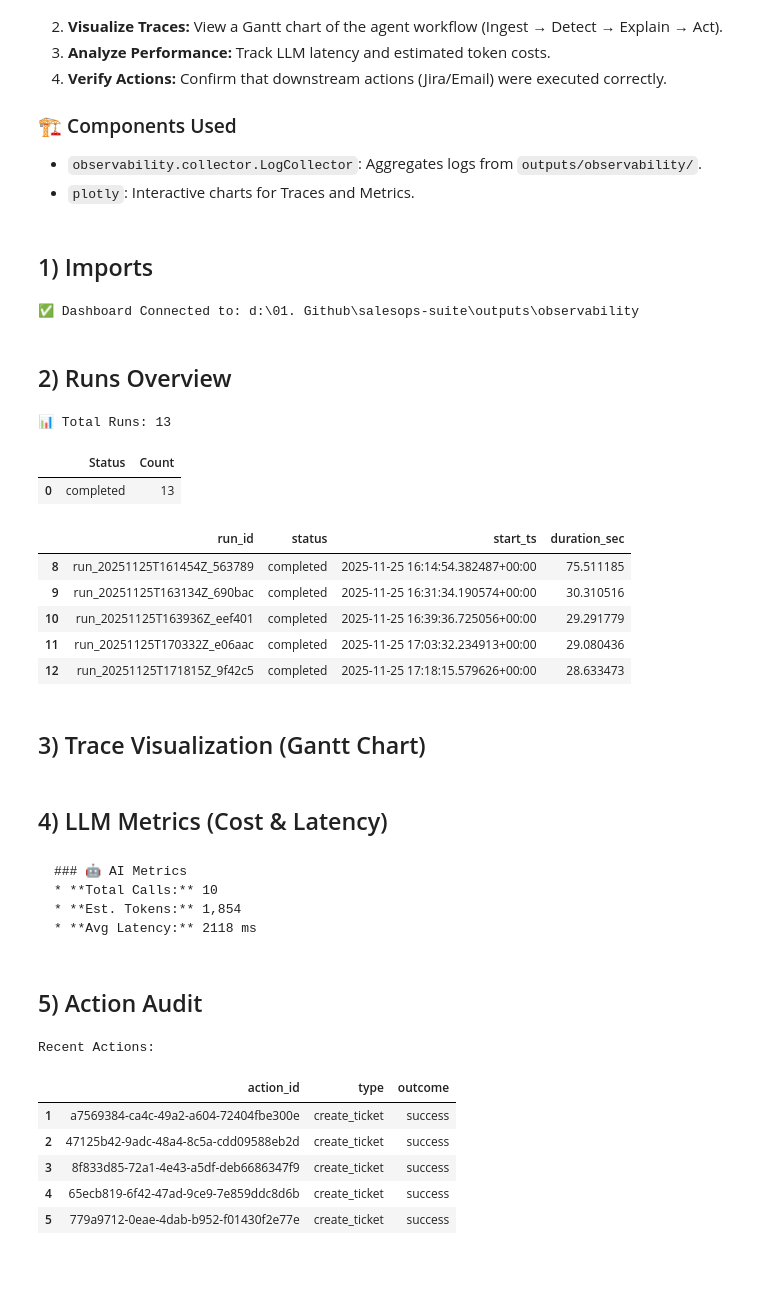
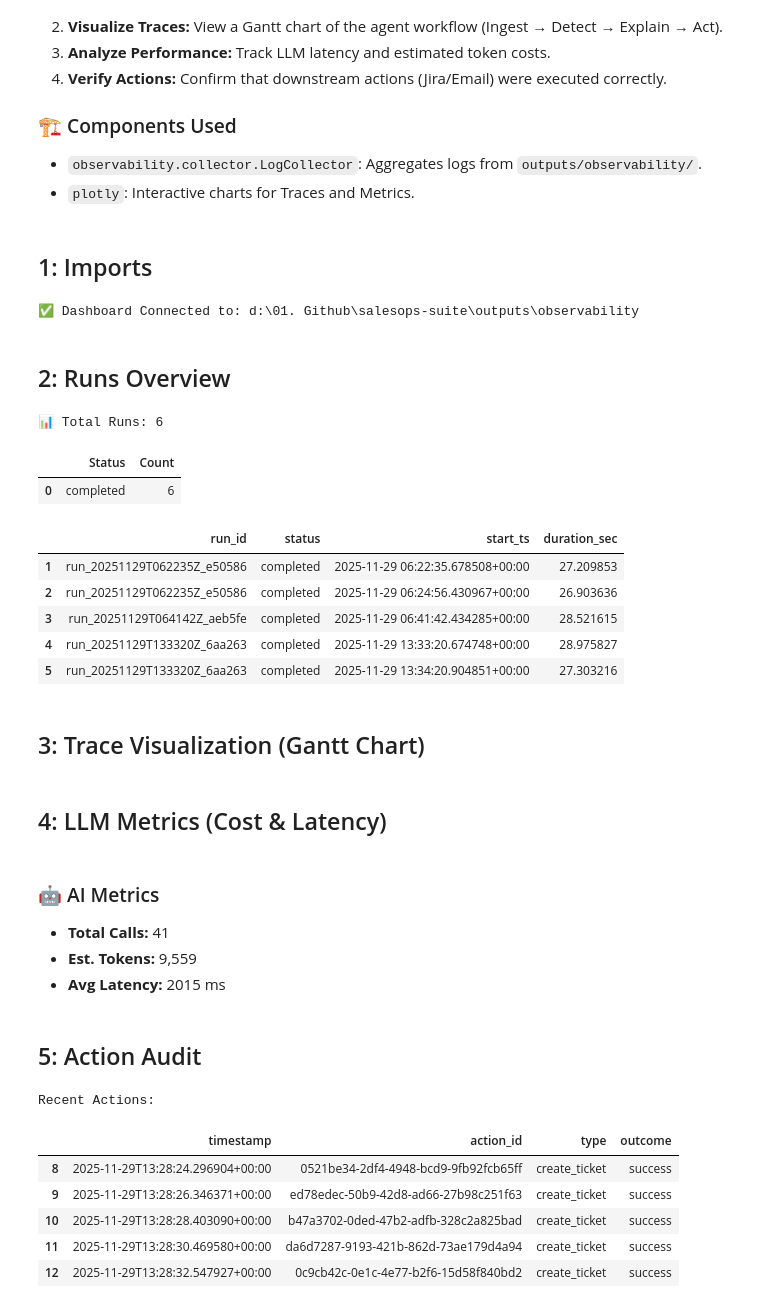
Before and after one commit to Yash-Kakadiya/salesops-suite, a Jupyter notebook: notebooks/10_observability_dashboard.ipynb, the cells around one changed output. Saved outputs shown, nothing was run; the diff lists cells and outputs as text; code cells hidden in the pictures; blank space fills up the shorter version.

```diff
--- a/notebooks/10_observability_dashboard.ipynb
+++ b/notebooks/10_observability_dashboard.ipynb
@@ -15,7 +15,7 @@ To win the Capstone, we must prove that our agent is **Deterministic, Measurable
 * `observability.collector.LogCollector`: Aggregates logs from `outputs/observability/`.
 * `plotly`: Interactive charts for Traces and Metrics.
 # %% [markdown]
-## 1) Imports
+## 1: Imports
 # %%
 import sys
 import os
@@ -25,19 +25,23 @@ import plotly.express as px
 from IPython.display import display, Markdown
 
 # Add project root to path
-sys.path.append(os.path.abspath(os.path.join(os.path.dirname("__file__"), "..")))
+project_root = os.path.abspath(os.path.join(os.path.dirname("__file__"), ".."))
+if project_root not in sys.path:
+    sys.path.append(project_root)
+
+os.environ["OBSERVABILITY_DIR"] = os.path.join(project_root, "outputs", "observability")
 
 from observability.collector import LogCollector
 
 # Initialize Collector
-OBS_DIR = "../outputs/observability"
+OBS_DIR = os.environ["OBSERVABILITY_DIR"]
 collector = LogCollector(OBS_DIR)
 
 print(f"✅ Dashboard Connected to: {os.path.abspath(OBS_DIR)}")
 # %% [output]
 ✅ Dashboard Connected to: d:\01. Github\salesops-suite\outputs\observability
 # %% [markdown]
-## 2) Runs Overview
+## 2: Runs Overview
 # %%
 df_runs = collector.get_runs()
 
@@ -54,17 +58,17 @@ if not df_runs.empty:
 else:
     print("❌ No runs found. Please execute 'python main.py' first.")
 # %% [output]
-📊 Total Runs: 13
+📊 Total Runs: 6
 |  | Status | Count |
-| 0 | completed | 13 |
+| 0 | completed | 6 |
 |  | run_id | status | start_ts | duration_sec |
-| 8 | run_20251125T161454Z_563789 | completed | 2025-11-25 16:14:54.382487+00:00 | 75.511185 |
-| 9 | run_20251125T163134Z_690bac | completed | 2025-11-25 16:31:34.190574+00:00 | 30.310516 |
-| 10 | run_20251125T163936Z_eef401 | completed | 2025-11-25 16:39:36.725056+00:00 | 29.291779 |
-| 11 | run_20251125T170332Z_e06aac | completed | 2025-11-25 17:03:32.234913+00:00 | 29.080436 |
-| 12 | run_20251125T171815Z_9f42c5 | completed | 2025-11-25 17:18:15.579626+00:00 | 28.633473 |
+| 1 | run_20251129T062235Z_e50586 | completed | 2025-11-29 06:22:35.678508+00:00 | 27.209853 |
+| 2 | run_20251129T062235Z_e50586 | completed | 2025-11-29 06:24:56.430967+00:00 | 26.903636 |
+| 3 | run_20251129T064142Z_aeb5fe | completed | 2025-11-29 06:41:42.434285+00:00 | 28.521615 |
+| 4 | run_20251129T133320Z_6aa263 | completed | 2025-11-29 13:33:20.674748+00:00 | 28.975827 |
+| 5 | run_20251129T133320Z_6aa263 | completed | 2025-11-29 13:34:20.904851+00:00 | 27.303216 |
 # %% [markdown]
-## 3) Trace Visualization (Gantt Chart)
+## 3: Trace Visualization (Gantt Chart)
 # %%
 df_spans = collector.get_traces()
 
@@ -94,7 +103,7 @@ if not df_spans.empty and not df_runs.empty:
 else:
     print("❌ No trace data available.")
 # %% [markdown]
-## 4) LLM Metrics (Cost & Latency)
+## 4: LLM Metrics (Cost & Latency)
 # %%
 df_llm = collector.get_llm_calls()
 
@@ -116,57 +125,61 @@ if not df_llm.empty:
     avg_latency = df_llm["latency_ms"].mean()
 
     md = f"""
-    ### 🤖 AI Metrics
-    * **Total Calls:** {total_calls}
-    * **Est. Tokens:** {total_tokens:,.0f}
-    * **Avg Latency:** {avg_latency:.0f} ms
+### 🤖 AI Metrics
+* **Total Calls:** {total_calls}
+* **Est. Tokens:** {total_tokens:,.0f}
+* **Avg Latency:** {avg_latency:.0f} ms
     """
     display(Markdown(md))
 else:
     print("❌ No LLM calls recorded.")
 # %% [output]
 
-    ### 🤖 AI Metrics
-    * **Total Calls:** 10
-    * **Est. Tokens:** 1,854
-    * **Avg Latency:** 2118 ms
+### 🤖 AI Metrics
+* **Total Calls:** 41
+* **Est. Tokens:** 9,559
+* **Avg Latency:** 2015 ms
 # %% [markdown]
-## 5) Action Audit
+## 5: Action Audit
 # %%
 df_actions = collector.get_actions()
 
 if not df_actions.empty:
     # Parse nested result status if needed
-    if 'result' in df_actions.columns:
+    if "result" in df_actions.columns:
         # Safe extraction
-        df_actions['status_code'] = df_actions['result'].apply(lambda x: x.get('http_code') if isinstance(x, dict) else None)
-        df_actions['outcome'] = df_actions['result'].apply(lambda x: x.get('status') if isinstance(x, dict) else None)
+        df_actions["status_code"] = df_actions["result"].apply(
+            lambda x: x.get("http_code") if isinstance(x, dict) else None
+        )
+        df_actions["outcome"] = df_actions["result"].apply(
+            lambda x: x.get("status") if isinstance(x, dict) else None
+        )
 
     fig_bar = px.bar(
         df_actions,
         x="type",
         color="outcome",
         title="Actions Executed by Type",
-        barmode="group"
+        barmode="group",
     )
     fig_bar.show()
 
     print("Recent Actions:")
 
     # Handle missing timestamp column gracefully (Legacy logs compatibility)
     cols_to_show = ["action_id", "type", "outcome"]
     if "timestamp" in df_actions.columns:
         cols_to_show.insert(0, "timestamp")
 
     display(df_actions[cols_to_show].tail())
 else:
     print("❌ No actions recorded.")
 # %% [output]
 Recent Actions:
-|  | action_id | type | outcome |
-| 1 | a7569384-ca4c-49a2-a604-72404fbe300e | create_ticket | success |
-| 2 | 47125b42-9adc-48a4-8c5a-cdd09588eb2d | create_ticket | success |
-| 3 | 8f833d85-72a1-4e43-a5df-deb6686347f9 | create_ticket | success |
-| 4 | 65ecb819-6f42-47ad-9ce9-7e859ddc8d6b | create_ticket | success |
-| 5 | 779a9712-0eae-4dab-b952-f01430f2e77e | create_ticket | success |
+|  | timestamp | action_id | type | outcome |
+| 8 | 2025-11-29T13:28:24.296904+00:00 | 0521be34-2df4-4948-bcd9-9fb92fcb65ff | create_ticket | success |
+| 9 | 2025-11-29T13:28:26.346371+00:00 | ed78edec-50b9-42d8-ad66-27b98c251f63 | create_ticket | success |
+| 10 | 2025-11-29T13:28:28.403090+00:00 | b47a3702-0ded-47b2-adfb-328c2a825bad | create_ticket | success |
+| 11 | 2025-11-29T13:28:30.469580+00:00 | da6d7287-9193-421b-862d-73ae179d4a94 | create_ticket | success |
+| 12 | 2025-11-29T13:28:32.547927+00:00 | 0c9cb42c-0e1c-4e77-b2f6-15d58f840bd2 | create_ticket | success |
 # %% [markdown]
```
Also changed, not shown: parts of 4 cells of this notebook, 34 other files.
